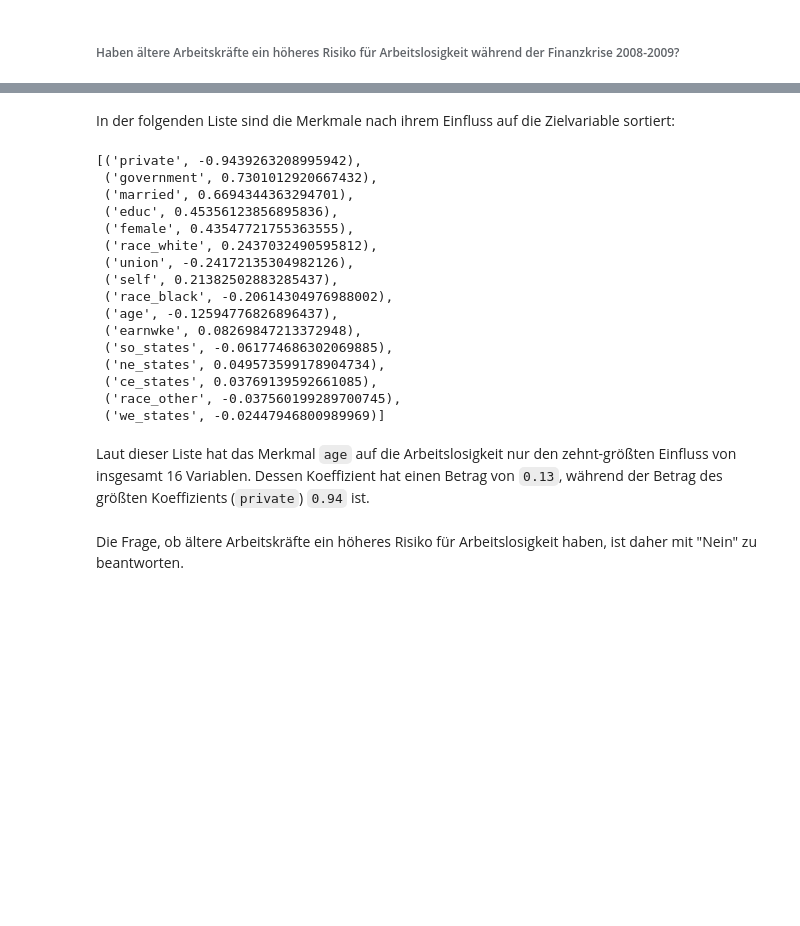
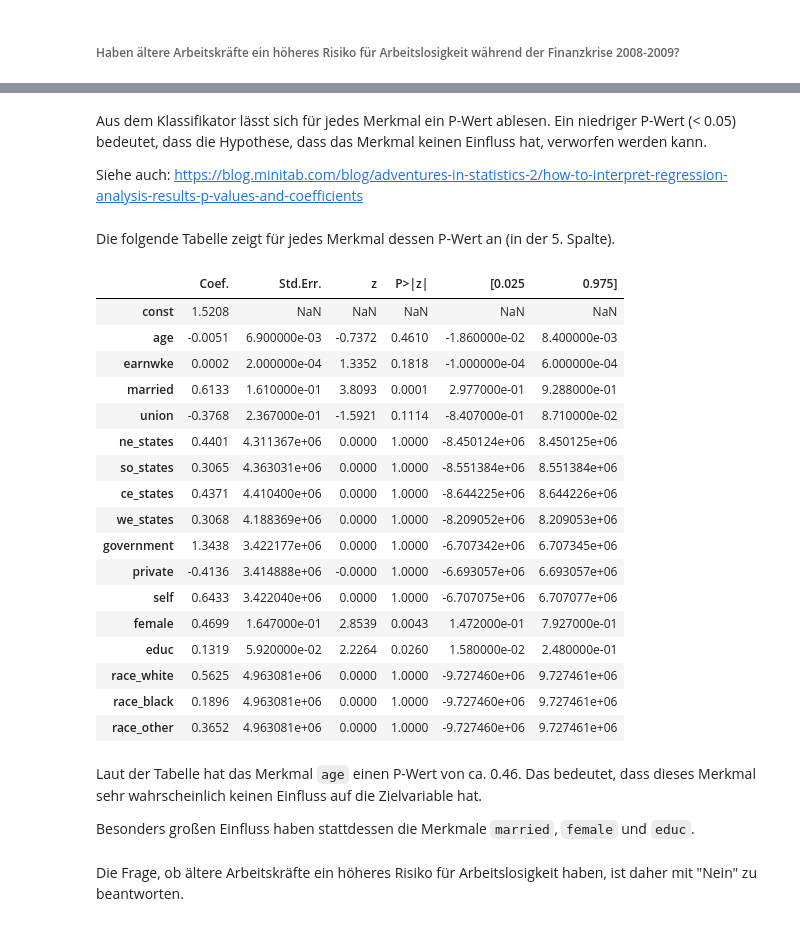
Before and after one commit to tecoKIT/smart-data-analytics, a Jupyter notebook: Uebung1/Exercise3a.ipynb, the cells around one changed output, grey strips where cells are left out. Drawn from its saved outputs; the diff is of its cells as text; code cells hidden in the pictures; blank space fills up the shorter version.

```diff
--- a/Uebung1/Exercise3a.ipynb
+++ b/Uebung1/Exercise3a.ipynb
@@ -393,7 +384,0 @@ Skalierung der Daten.
-# %%
-# Instanciate Robust Scaler
-sc_X = RobustScaler()
-# Fit Scaler on Training data and transform it
-X_train = sc_X.fit_transform(X_train)
-# Transform Test data alike
-X_test = sc_X.transform(X_test)
@@ -489,0 +474,3 @@ model_lr = LogisticRegression(solver='lbfgs', class_weight = 'balanced').fit(X_t
+# %%
+# Use fit_regularized to train the model (can deal better with one-hot encoded columns)
+logistic_regression = smf.Logit(y_train, sm.add_constant(X_train)).fit_regularized()
@@ -549,26 +558,34 @@ Siehe auch: https://blog.minitab.com/blog/adventures-in-statistics-2/how-to-iden
-# %% [markdown]
-In der folgenden Liste sind  die Merkmale nach ihrem Einfluss auf die Zielvariable sortiert:
-# %%
-# Feature importance according to Logistic Regression Classifier
-sorted(zip(X.columns.tolist(), model_lr.coef_[0]), key=lambda x: abs(x[1]), reverse = True)
-# %% [output]
-[('private', -0.9439263208995942),
- ('government', 0.7301012920667432),
- ('married', 0.6694344363294701),
- ('educ', 0.45356123856895836),
- ('female', 0.43547721755363555),
- ('race_white', 0.2437032490595812),
- ('union', -0.24172135304982126),
- ('self', 0.21382502883285437),
- ('race_black', -0.20614304976988002),
- ('age', -0.12594776826896437),
- ('earnwke', 0.08269847213372948),
- ('so_states', -0.061774686302069885),
- ('ne_states', 0.049573599178904734),
- ('ce_states', 0.03769139592661085),
- ('race_other', -0.037560199289700745),
- ('we_states', -0.02447946800989969)]
-# %% [markdown]
-Laut dieser Liste hat das Merkmal `age`  auf die Arbeitslosigkeit nur den zehnt-größten Einfluss von insgesamt 16 Variablen. Dessen Koeffizient hat einen Betrag von `0.13`, während der Betrag des größten Koeffizients (`private`) `0.94` ist.
+# %% [markdown]
+Aus dem Klassifikator lässt sich für jedes Merkmal ein P-Wert ablesen. Ein niedriger P-Wert (< 0.05) bedeutet, dass die Hypothese, dass das Merkmal keinen Einfluss hat, verworfen werden kann.
+
+Siehe auch: https://blog.minitab.com/blog/adventures-in-statistics-2/how-to-interpret-regression-analysis-results-p-values-and-coefficients
+# %% [markdown]
+Die folgende Tabelle zeigt für jedes Merkmal dessen P-Wert an (in der 5. Spalte).
+# %%
+feature_table = logistic_regression.summary2().tables[1].round(4)
+feature_table
+# %% [output]
+|  | Coef. | Std.Err. | z | P>|z| | [0.025 | 0.975] |
+| const | 1.5208 | NaN | NaN | NaN | NaN | NaN |
+| age | -0.0051 | 6.900000e-03 | -0.7372 | 0.4610 | -1.860000e-02 | 8.400000e-03 |
+| earnwke | 0.0002 | 2.000000e-04 | 1.3352 | 0.1818 | -1.000000e-04 | 6.000000e-04 |
+| married | 0.6133 | 1.610000e-01 | 3.8093 | 0.0001 | 2.977000e-01 | 9.288000e-01 |
+| union | -0.3768 | 2.367000e-01 | -1.5921 | 0.1114 | -8.407000e-01 | 8.710000e-02 |
+| ne_states | 0.4401 | 4.311367e+06 | 0.0000 | 1.0000 | -8.450124e+06 | 8.450125e+06 |
+| so_states | 0.3065 | 4.363031e+06 | 0.0000 | 1.0000 | -8.551384e+06 | 8.551384e+06 |
+| ce_states | 0.4371 | 4.410400e+06 | 0.0000 | 1.0000 | -8.644225e+06 | 8.644226e+06 |
+| we_states | 0.3068 | 4.188369e+06 | 0.0000 | 1.0000 | -8.209052e+06 | 8.209053e+06 |
+| government | 1.3438 | 3.422177e+06 | 0.0000 | 1.0000 | -6.707342e+06 | 6.707345e+06 |
+| private | -0.4136 | 3.414888e+06 | -0.0000 | 1.0000 | -6.693057e+06 | 6.693057e+06 |
+| self | 0.6433 | 3.422040e+06 | 0.0000 | 1.0000 | -6.707075e+06 | 6.707077e+06 |
+| female | 0.4699 | 1.647000e-01 | 2.8539 | 0.0043 | 1.472000e-01 | 7.927000e-01 |
+| educ | 0.1319 | 5.920000e-02 | 2.2264 | 0.0260 | 1.580000e-02 | 2.480000e-01 |
+| race_white | 0.5625 | 4.963081e+06 | 0.0000 | 1.0000 | -9.727460e+06 | 9.727461e+06 |
+| race_black | 0.1896 | 4.963081e+06 | 0.0000 | 1.0000 | -9.727460e+06 | 9.727461e+06 |
+| race_other | 0.3652 | 4.963081e+06 | 0.0000 | 1.0000 | -9.727460e+06 | 9.727461e+06 |
+# %% [markdown]
+Laut der Tabelle hat das Merkmal `age` einen P-Wert von ca. 0.46. Das bedeutet, dass dieses Merkmal sehr wahrscheinlich keinen Einfluss auf die Zielvariable hat.
+
+Besonders großen Einfluss haben stattdessen die Merkmale `married`, `female` und `educ`.
 # %% [markdown]
 Die Frage, ob ältere Arbeitskräfte ein höheres Risiko für Arbeitslosigkeit haben, ist daher mit "Nein" zu beantworten.
```
Also changed, not shown: parts of 45 cells of this notebook.
